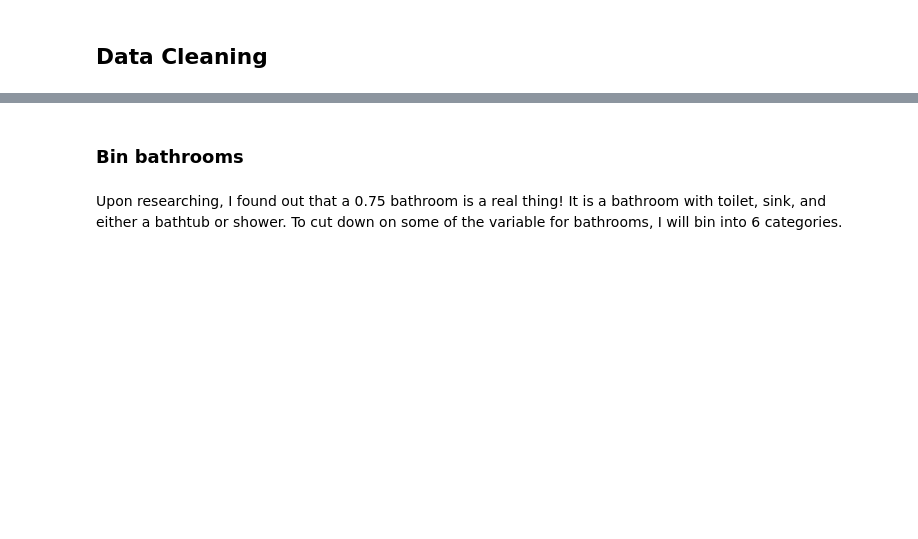
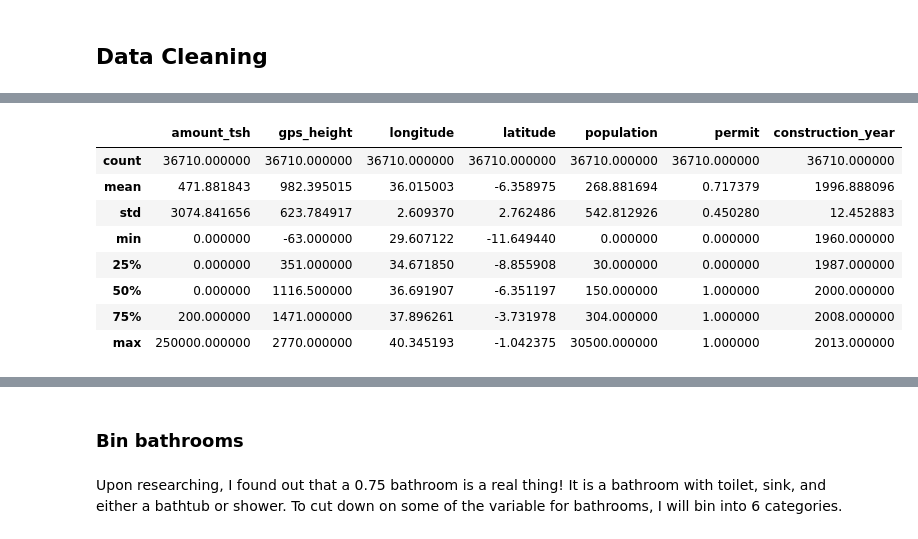
Before and after one commit to meljoy1099/waterwell-status-prediction, a Jupyter notebook: student.ipynb, the cells around one changed output, grey strips where cells are left out. Cells and saved outputs as stored; diff of their text form; code cells hidden in the pictures; blank space fills up the shorter version.

```diff
--- a/student.ipynb
+++ b/student.ipynb
@@ -333,4 +290,0 @@ A 33 bedroom house that is only 1,620 square feet! It is likely a typo and I wil
-# %%
-# Remove outlier
-df = df.loc[(df['bedrooms'] != 33)]
-df.head()
@@ -359,0 +499,13 @@ Name: bedrooms, dtype: int64
+# %%
+# Finding mean and median without zero values
+df.loc[df['construction_year']!=0].describe()
+# %% [output]
+|  | amount_tsh | gps_height | longitude | latitude | population | permit | construction_year |
+| count | 36710.000000 | 36710.000000 | 36710.000000 | 36710.000000 | 36710.000000 | 36710.000000 | 36710.000000 |
+| mean | 471.881843 | 982.395015 | 36.015003 | -6.358975 | 268.881694 | 0.717379 | 1996.888096 |
+| std | 3074.841656 | 623.784917 | 2.609370 | 2.762486 | 542.812926 | 0.450280 | 12.452883 |
+| min | 0.000000 | -63.000000 | 29.607122 | -11.649440 | 0.000000 | 0.000000 | 1960.000000 |
+| 25% | 0.000000 | 351.000000 | 34.671850 | -8.855908 | 30.000000 | 0.000000 | 1987.000000 |
+| 50% | 0.000000 | 1116.500000 | 36.691907 | -6.351197 | 150.000000 | 1.000000 | 2000.000000 |
+| 75% | 200.000000 | 1471.000000 | 37.896261 | -3.731978 | 304.000000 | 1.000000 | 2008.000000 |
+| max | 250000.000000 | 2770.000000 | 40.345193 | -1.042375 | 30500.000000 | 1.000000 | 2013.000000 |
```
Also changed, not shown: parts of 81 cells of this notebook.
